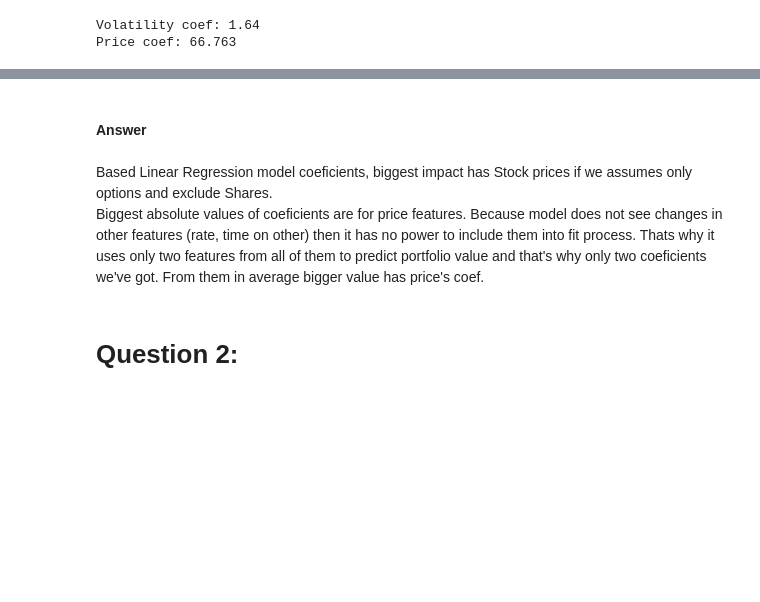
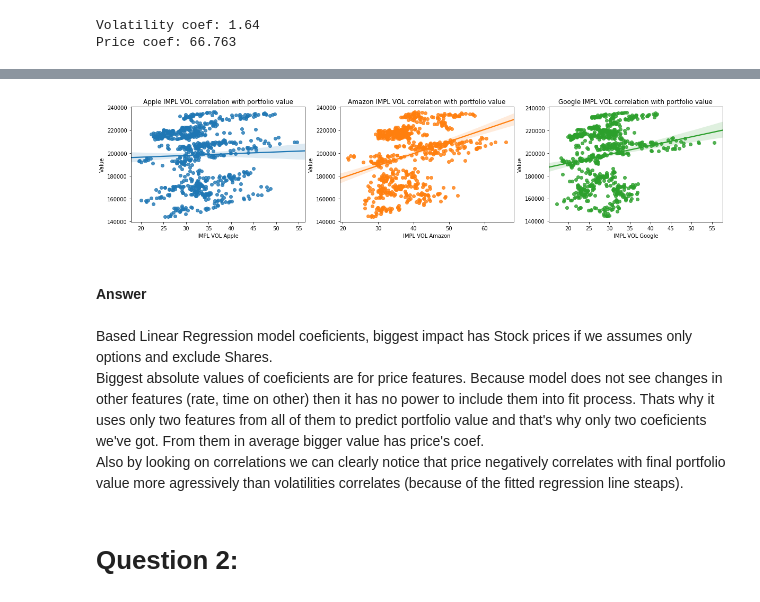
Before and after one commit to Antanskas/Portfolio_analysis, a Jupyter notebook: portfolio_analysis.ipynb, the cells around one changed output, grey strips where cells are left out. Cells and saved outputs as stored; diff of their text form; code cells hidden in the pictures; blank space fills up the shorter version.

```diff
--- a/portfolio_analysis.ipynb
+++ b/portfolio_analysis.ipynb
@@ -195,8 +224,25 @@ Price coef: 66.763
+# %%
+f, axes = plt.subplots(1,3, figsize=(20,4))
+
+sns.regplot(x='IMPL VOL Apple', y='Value', data=ml_data, ax=axes[0], )
+# x='Price Apple', y='Value', data=ml_data, ax=axes[0]
+axes[0].set_title('Apple IMPL VOL correlation with portfolio value')
+
+sns.regplot(x='IMPL VOL Amazon', y='Value', data=ml_data, ax=axes[1])
+axes[1].set_title('Amazon IMPL VOL correlation with portfolio value')
+
+sns.regplot(x='IMPL VOL Google', y='Value', data=ml_data, ax=axes[2])
+axes[2].set_title('Google IMPL VOL correlation with portfolio value')
+
+plt.show()
+# %% [output]
+[figure, added]
 # %% [markdown]
 #### Answer
 # %% [markdown]
 Based Linear Regression model coeficients, biggest impact has Stock prices if we assumes only options and exclude Shares.
 Biggest absolute values of coeficients are for price features. Because model does not see changes in other features (rate, time on other) then it has no power to include them into fit process. Thats why it uses only two features from all of them to predict portfolio value and that's why only two coeficients we've got. From them in average bigger value has price's coef.
+Also by looking on correlations we can clearly notice that price negatively correlates with final portfolio value more agressively than volatilities correlates (because of the fitted regression line steaps).
 # %% [markdown]
 # Question 2:
 # %% [markdown]
```
Also changed, not shown: parts of 4 cells of this notebook.
